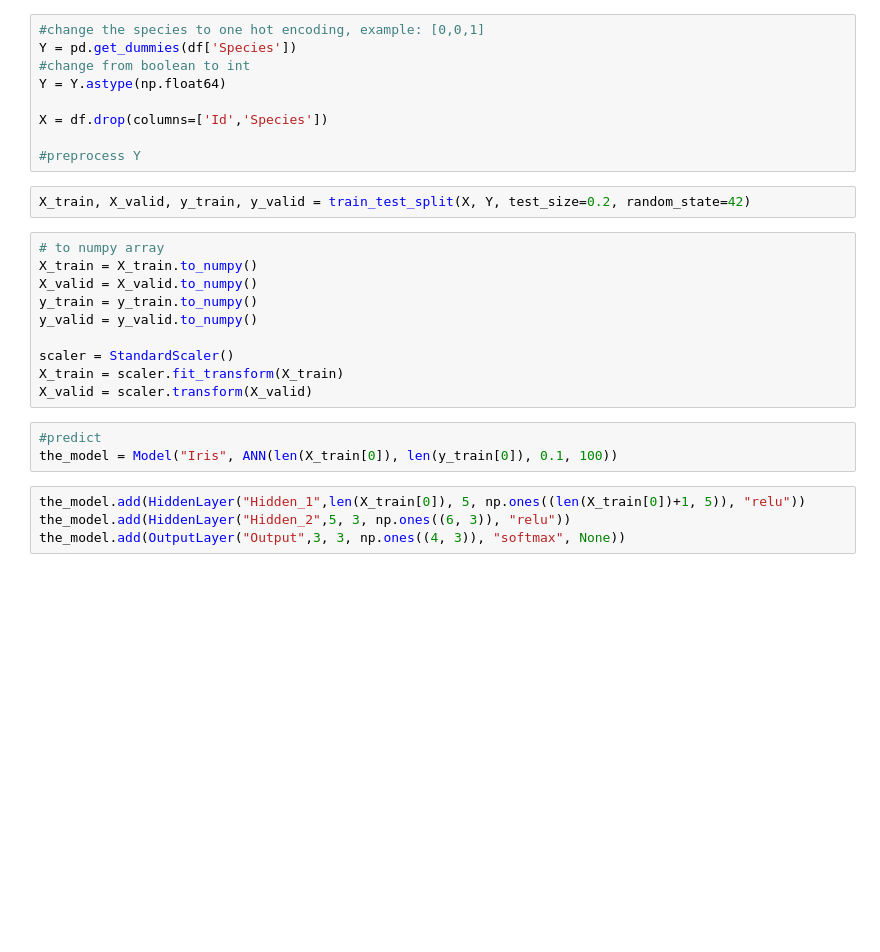
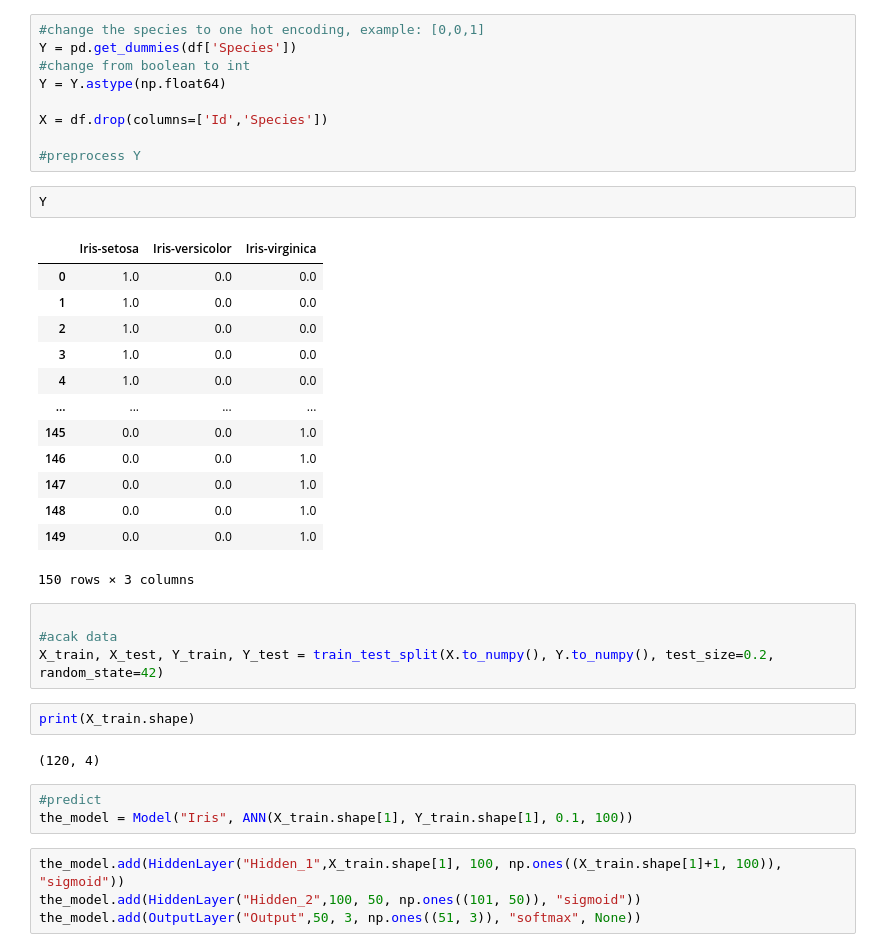
Before and after one commit to jejejery/tubes_ML-Feed-Forward-Neural-Network, a Jupyter notebook: src/main2.ipynb, the cells around one changed output. Drawn from its saved outputs; the diff is of its cells as text; blank space fills up the shorter version.

```diff
--- a/src/main2.ipynb
+++ b/src/main2.ipynb
@@ -52,22 +83,34 @@ Y = Y.astype(np.float64)
 X = df.drop(columns=['Id','Species'])
 
 #preprocess Y
+# %%
+Y
+# %% [output]
+|  | Iris-setosa | Iris-versicolor | Iris-virginica |
+| 0 | 1.0 | 0.0 | 0.0 |
+| 1 | 1.0 | 0.0 | 0.0 |
+| 2 | 1.0 | 0.0 | 0.0 |
+| 3 | 1.0 | 0.0 | 0.0 |
+| 4 | 1.0 | 0.0 | 0.0 |
+| ... | ... | ... | ... |
+| 145 | 0.0 | 0.0 | 1.0 |
+| 146 | 0.0 | 0.0 | 1.0 |
+| 147 | 0.0 | 0.0 | 1.0 |
+| 148 | 0.0 | 0.0 | 1.0 |
+| 149 | 0.0 | 0.0 | 1.0 |
+150 rows × 3 columns
 # %%
-X_train, X_valid, y_train, y_valid = train_test_split(X, Y, test_size=0.2, random_state=42)
+
+#acak data
+X_train, X_test, Y_train, Y_test = train_test_split(X.to_numpy(), Y.to_numpy(), test_size=0.2, random_state=42)
-# %%
-# to numpy array
-X_train = X_train.to_numpy()
-X_valid = X_valid.to_numpy()
-y_train = y_train.to_numpy()
-y_valid = y_valid.to_numpy()
-
-scaler = StandardScaler()
-X_train = scaler.fit_transform(X_train)
-X_valid = scaler.transform(X_valid)
+# %%
+print(X_train.shape)
+# %% [output]
+(120, 4)
 # %%
 #predict
-the_model = Model("Iris", ANN(len(X_train[0]), len(y_train[0]), 0.1, 100))
+the_model = Model("Iris", ANN(X_train.shape[1], Y_train.shape[1], 0.1, 100))
 # %%
-the_model.add(HiddenLayer("Hidden_1",len(X_train[0]), 5, np.ones((len(X_train[0])+1, 5)), "relu"))
-the_model.add(HiddenLayer("Hidden_2",5, 3, np.ones((6, 3)), "relu"))
-the_model.add(OutputLayer("Output",3, 3, np.ones((4, 3)), "softmax", None))
+the_model.add(HiddenLayer("Hidden_1",X_train.shape[1], 100, np.ones((X_train.shape[1]+1, 100)), "sigmoid"))
+the_model.add(HiddenLayer("Hidden_2",100, 50, np.ones((101, 50)), "sigmoid"))
+the_model.add(OutputLayer("Output",50, 3, np.ones((51, 3)), "softmax", None))
```
Also changed, not shown: parts of 6 cells of this notebook, 7 other files.
